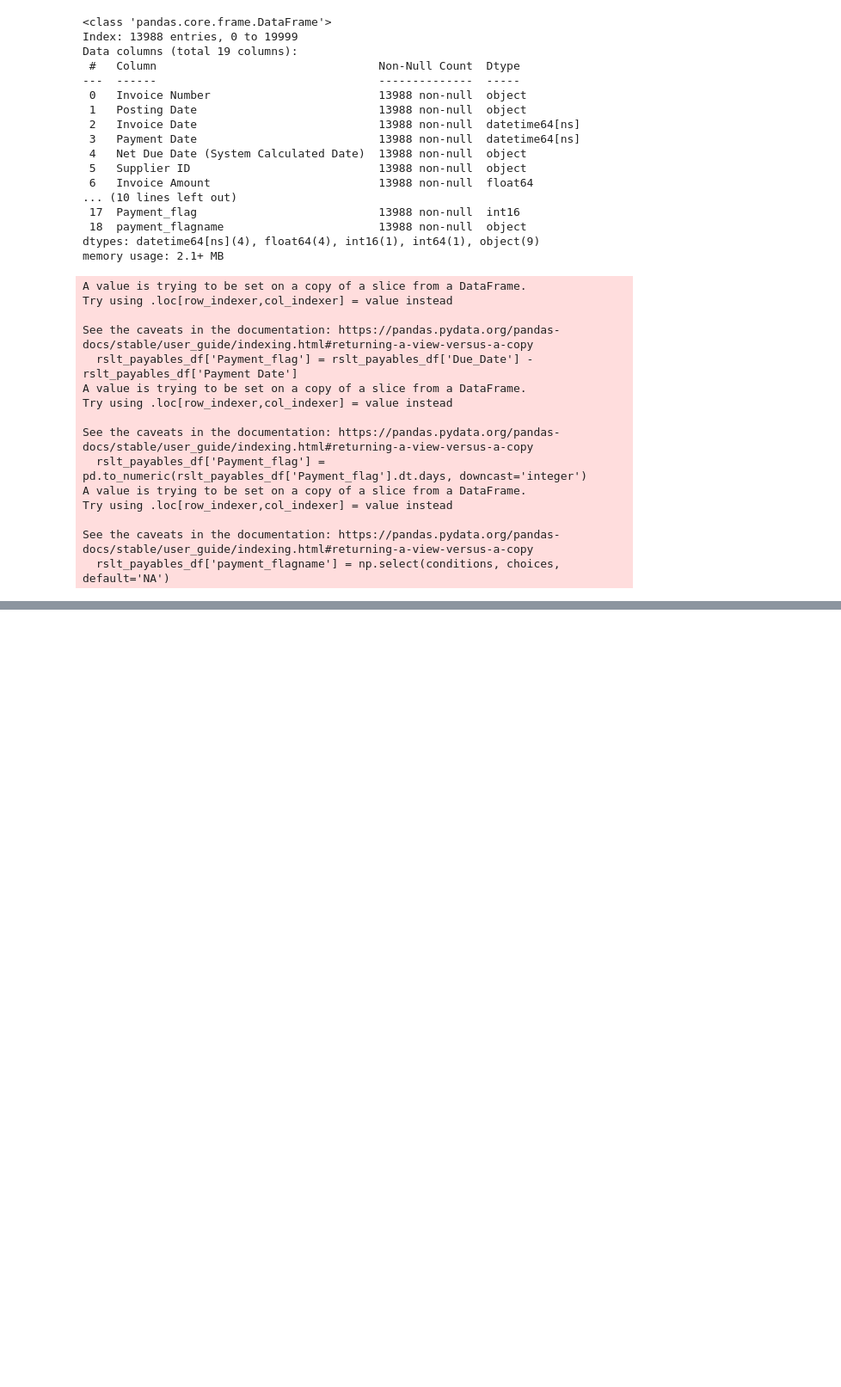
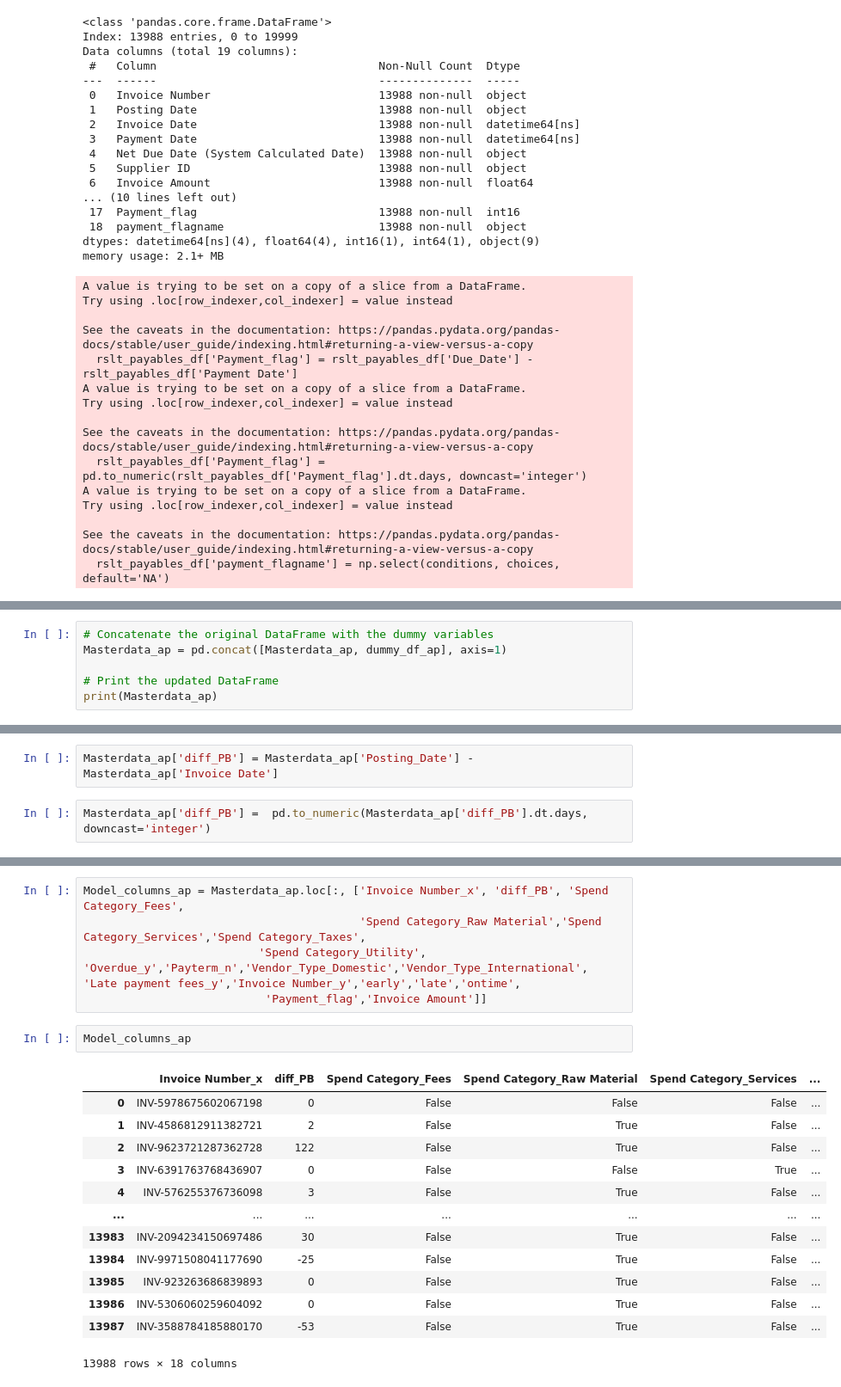
Before and after one commit to esipil/working-capital-optimization, a Jupyter notebook: index.ipynb, the cells around one changed output, grey strips where cells are left out. Shown at 86% size. Saved outputs shown, nothing was run; the diff lists cells and outputs as text; blank space fills up the shorter version.

```diff
--- a/index.ipynb
+++ b/index.ipynb
@@ -745,0 +909,6 @@ rslt_payables_df.head()
+# %%
+# Concatenate the original DataFrame with the dummy variables
+Masterdata_ap = pd.concat([Masterdata_ap, dummy_df_ap], axis=1)
+
+# Print the updated DataFrame
+print(Masterdata_ap)
@@ -745,0 +933,4 @@ rslt_payables_df.head()
+# %%
+Masterdata_ap['diff_PB'] = Masterdata_ap['Posting_Date'] - Masterdata_ap['Invoice Date']
+# %%
+Masterdata_ap['diff_PB'] =  pd.to_numeric(Masterdata_ap['diff_PB'].dt.days, downcast='integer')
@@ -745,0 +951,21 @@ rslt_payables_df.head()
+# %%
+Model_columns_ap = Masterdata_ap.loc[:, ['Invoice Number_x', 'diff_PB', 'Spend Category_Fees',
+                                         'Spend Category_Raw Material','Spend Category_Services','Spend Category_Taxes',
+                          'Spend Category_Utility', 'Overdue_y','Payterm_n','Vendor_Type_Domestic','Vendor_Type_International', 'Late payment fees_y','Invoice Number_y','early','late','ontime',
+                           'Payment_flag','Invoice Amount']]
+# %%
+Model_columns_ap
+# %% [output]
+|  | Invoice Number_x | diff_PB | Spend Category_Fees | Spend Category_Raw Material | Spend Category_Services | ... |
+| 0 | INV-5978675602067198 | 0 | False | False | False | ... |
+| 1 | INV-4586812911382721 | 2 | False | True | False | ... |
+| 2 | INV-9623721287362728 | 122 | False | True | False | ... |
+| 3 | INV-6391763768436907 | 0 | False | False | True | ... |
+| 4 | INV-576255376736098 | 3 | False | True | False | ... |
+| ... | ... | ... | ... | ... | ... | ... |
+| 13983 | INV-2094234150697486 | 30 | False | True | False | ... |
+| 13984 | INV-9971508041177690 | -25 | False | True | False | ... |
+| 13985 | INV-923263686839893 | 0 | False | True | False | ... |
+| 13986 | INV-5306060259604092 | 0 | False | True | False | ... |
+| 13987 | INV-3588784185880170 | -53 | False | True | False | ... |
+13988 rows × 18 columns
```
Also changed, not shown: parts of 13 cells of this notebook.
